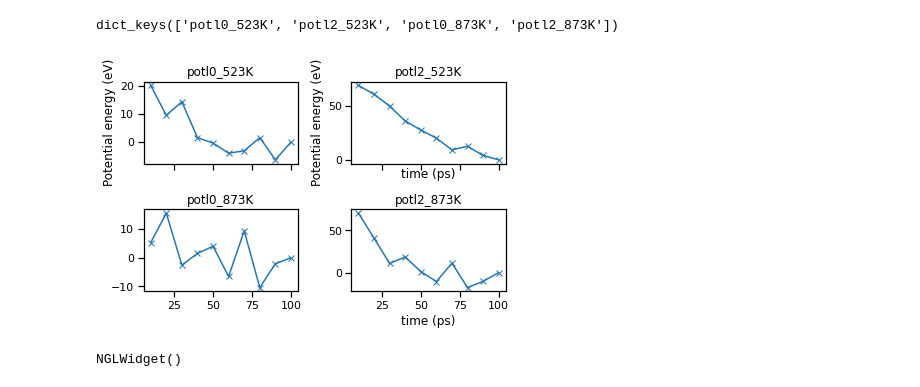
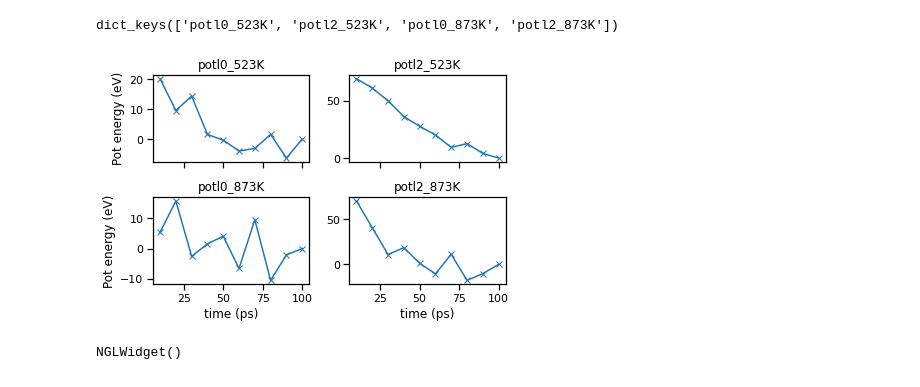
Before and after one commit to liamhuber/FeAl_solution, a Jupyter notebook: project.ipynb, the cells around one changed output. Drawn from its saved outputs; the diff is of its cells as text; code cells hidden in the pictures.

```diff
--- a/project.ipynb
+++ b/project.ipynb
@@ -180,17 +180,21 @@ dict_keys(['potl0_523K', 'potl2_523K', 'potl0_873K', 'potl2_873K'])
 # %%
 fig, axes = plt.subplots(ncols=2, nrows=2, sharex=True)
 for ax, (name, job) in zip(axes.flatten(), mcmd_jobs.items()):
     time = (1 + np.arange(len(job.output.energy_pot[1:]))) * 10  # ps
     ax.plot(time, job.output.energy_pot[1:] - job.output.energy_pot[-1], marker='x')
     ax.set_title(name)
-axes[0, 1].set_xlabel('time (ps)')
+axes[1, 0].set_xlabel('time (ps)')
 axes[1, 1].set_xlabel('time (ps)')
-axes[0, 0].set_ylabel('Potential energy (eV)')
-axes[0, 1].set_ylabel('Potential energy (eV)')
+axes[0, 0].set_ylabel('Pot energy (eV)')
+axes[1, 0].set_ylabel('Pot energy (eV)')
 fig.tight_layout()
+fig.savefig(
+    'writeup/supplementary/figures/energy_conv.eps',
+    format='eps'
+)
 plt.show()
 # %% [output]
-[figure, old version]
+[figure, new version]
 # %%
 pr.mcmd_sro.remap_species(mcmd_jobs['potl0_523K']).plot3d()
 # %% [output]
```
Also changed, not shown: parts of 2 cells of this notebook, 2 other files.
